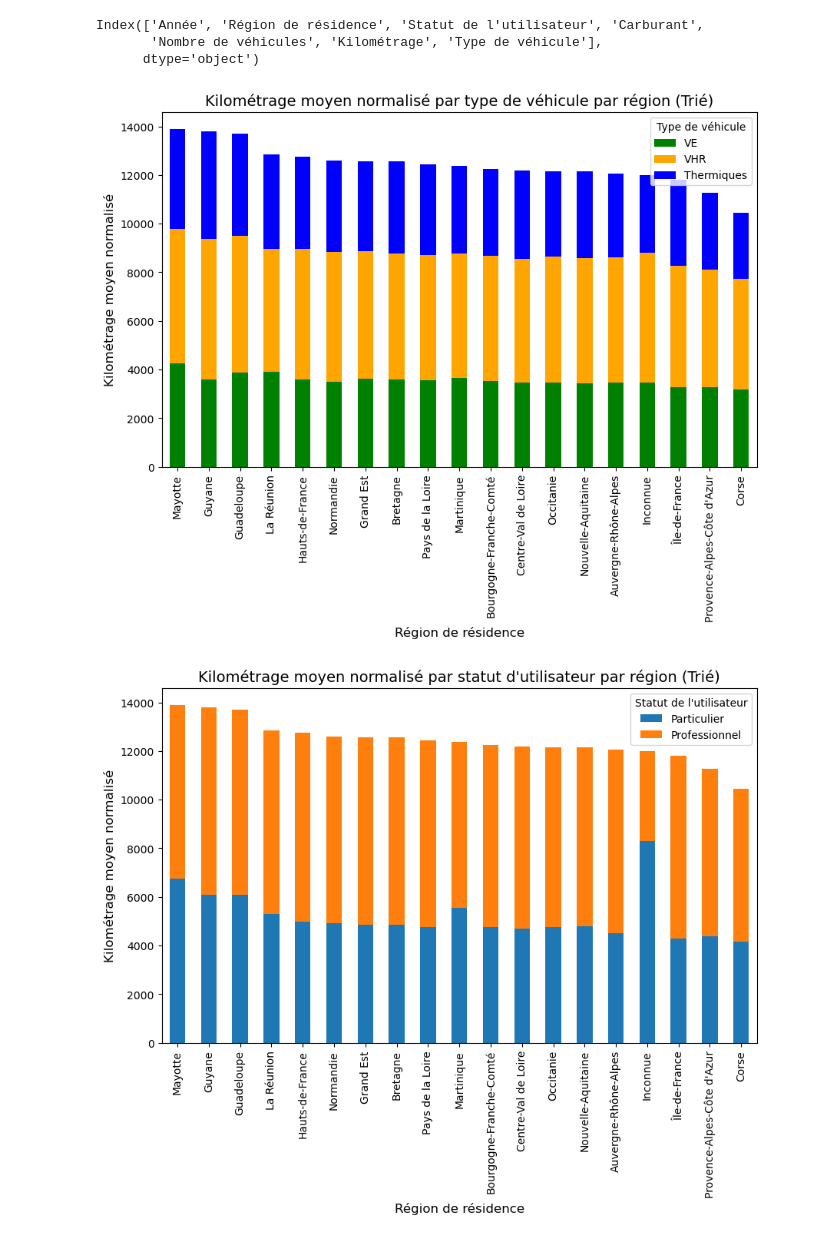
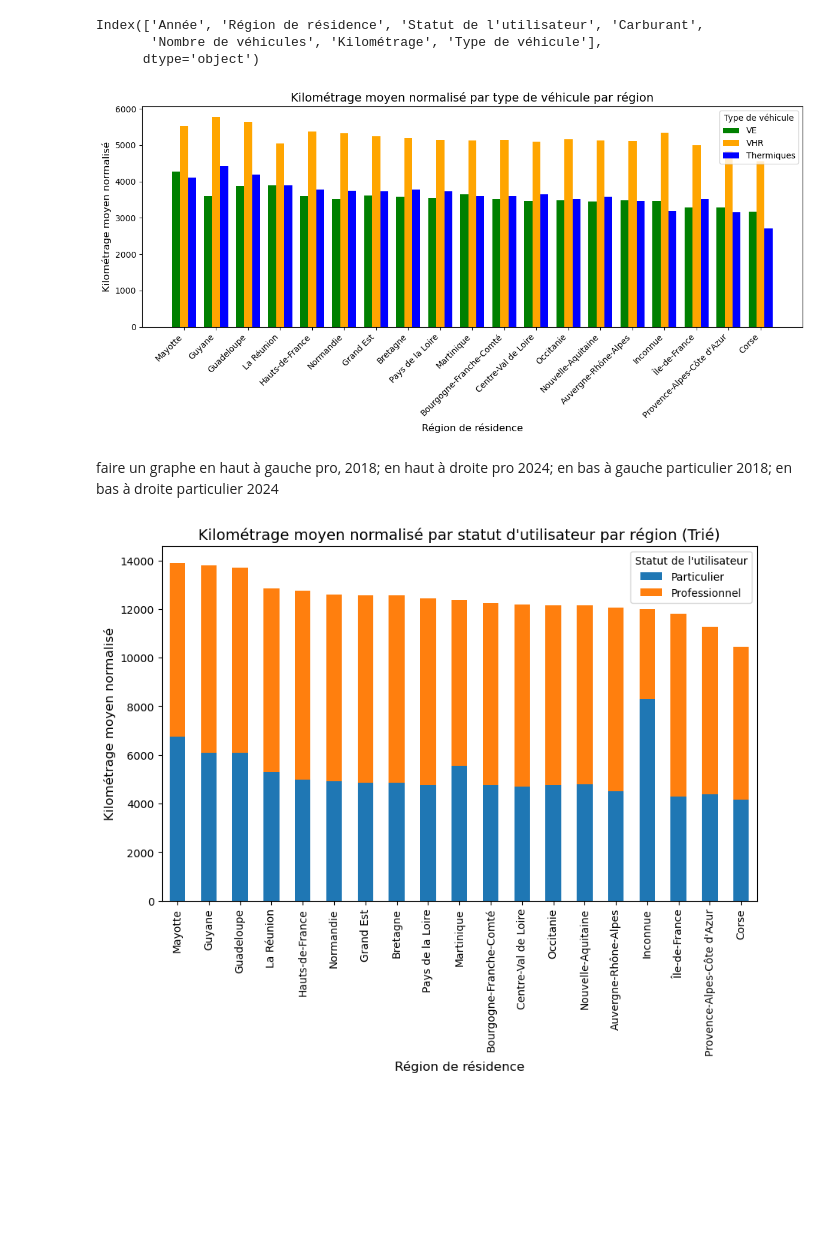
Before and after one commit to HugoMorand/Statapp, a Jupyter notebook: StatDes/plot.ipynb, the cells around one changed output. Drawn from its saved outputs; the diff is of its cells as text; code cells hidden in the pictures; blank space fills up the shorter version.

Commit message:
plot graphe cote à cote

```diff
--- a/StatDes/plot.ipynb
+++ b/StatDes/plot.ipynb
@@ -584,52 +584,60 @@ Index(['Année', 'Région de résidence', 'Statut de l'utilisateur', 'Carburant'
       dtype='object')
 # %%
 import matplotlib.pyplot as plt
+import numpy as np
 
 # 1. Calcul du kilométrage moyen total par région
 kilometrage_moyen_total = df_final.groupby('Région de résidence').apply(
     lambda x: (x['Kilométrage'] * x['Nombre de véhicules']).sum() / x['Nombre de véhicules'].sum()
 )
 
 # 2. Calcul du kilométrage moyen par région et type de véhicule
 kilometrage_moyen_par_vehicule = df_final.groupby(['Région de résidence', 'Type de véhicule']).apply(
     lambda x: (x['Kilométrage'] * x['Nombre de véhicules']).sum() / x['Nombre de véhicules'].sum()
 ).unstack()
 
-# 3. Normaliser les valeurs : pour chaque région, ajuster la somme des segments à la moyenne totale
+# 3. Normaliser les valeurs pour chaque région
 for region in kilometrage_moyen_par_vehicule.index:
-    total_region = kilometrage_moyen_total[region]  # Moyenne totale pour cette région
+    total_region = kilometrage_moyen_total[region]
     region_data = kilometrage_moyen_par_vehicule.loc[region]
     normalized_data = (region_data / region_data.sum()) * total_region
     kilometrage_moyen_par_vehicule.loc[region] = normalized_data
 
-# 4. Trier les régions par leur moyenne totale (en ordre décroissant, par exemple)
+# 4. Trier les régions par kilométrage moyen total
 sorted_regions = kilometrage_moyen_total.sort_values(ascending=False).index
-
-# Réorganiser les données de kilometrage_moyen_par_vehicule pour suivre l'ordre trié des régions
 kilometrage_moyen_par_vehicule_sorted = kilometrage_moyen_par_vehicule.loc[sorted_regions]
 
-# 5. Spécifier les couleurs dynamiquement en fonction de l'ordre des types de véhicules
-# L'ordre des colonnes peut être dans un autre ordre, donc je définis l'ordre manuellement ici.
-column_order = ['VE', 'VHR', 'Thermiques']  # L'ordre que tu veux pour les couleurs
-
-# Réorganiser les colonnes dans le bon ordre
+# 5. Réorganiser l'ordre des colonnes pour assurer l'affichage correct
+column_order = ['VE', 'VHR', 'Thermiques']  # Ordre souhaité des types de véhicules
 kilometrage_moyen_par_vehicule_sorted = kilometrage_moyen_par_vehicule_sorted[column_order]
 
-# Spécifier les couleurs pour chaque type de véhicule
-colors = ['green', 'orange', 'blue']  # VE (vert), VHR (orange), Thermiques (bleu)
+# 6. Création du graphique avec barres côte à côte
+fig, ax = plt.subplots(figsize=(12, 6))
+x = np.arange(len(sorted_regions))  # Indices des régions
+width = 0.25  # Largeur des barres
 
-# 6. Création de l'histogramme empilé normalisé avec les couleurs spécifiées
-ax = kilometrage_moyen_par_vehicule_sorted.plot(kind='bar', stacked=True, figsize=(10, 6), color=colors)
+# Définir les couleurs pour chaque type de véhicule
+colors = ['green', 'orange', 'blue']
 
-# 7. Ajouter des titres et des étiquettes
-plt.title('Kilométrage moyen normalisé par type de véhicule par région (Trié)', fontsize=14)
-plt.xlabel('Région de résidence', fontsize=12)
-plt.ylabel('Kilométrage moyen normalisé', fontsize=12)
+# Dessiner chaque barre séparément
+for i, col in enumerate(column_order):
+    ax.bar(x + i * width, kilometrage_moyen_par_vehicule_sorted[col], width=width, label=col, color=colors[i])
 
-# 8. Afficher le graphique
+# Ajouter les titres et légendes
+ax.set_xticks(x + width)  # Centrer les labels sur l'axe X
+ax.set_xticklabels(sorted_regions, rotation=45, ha='right')
+ax.set_title('Kilométrage moyen normalisé par type de véhicule par région', fontsize=14)
+ax.set_xlabel('Région de résidence', fontsize=12)
+ax.set_ylabel('Kilométrage moyen normalisé', fontsize=12)
+ax.legend(title="Type de véhicule")
+
+# Afficher le graphique
+plt.tight_layout()
 plt.show()
 # %% [output]
-[figure, old version]
+[figure, new version]
+# %% [markdown]
+faire un graphe en haut à gauche pro, 2018; en haut à droite pro 2024; en bas à gauche particulier 2018; en bas à droite particulier 2024
 # %%
 import matplotlib.pyplot as plt
 
```
